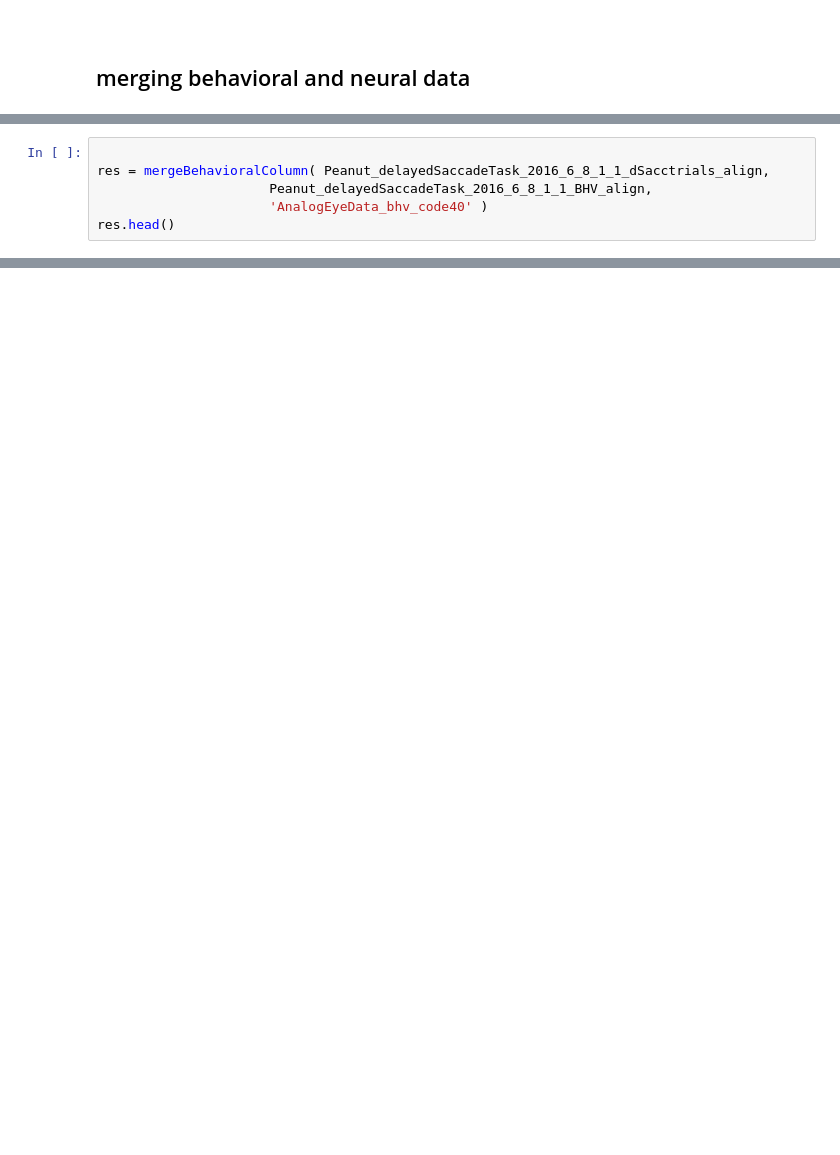
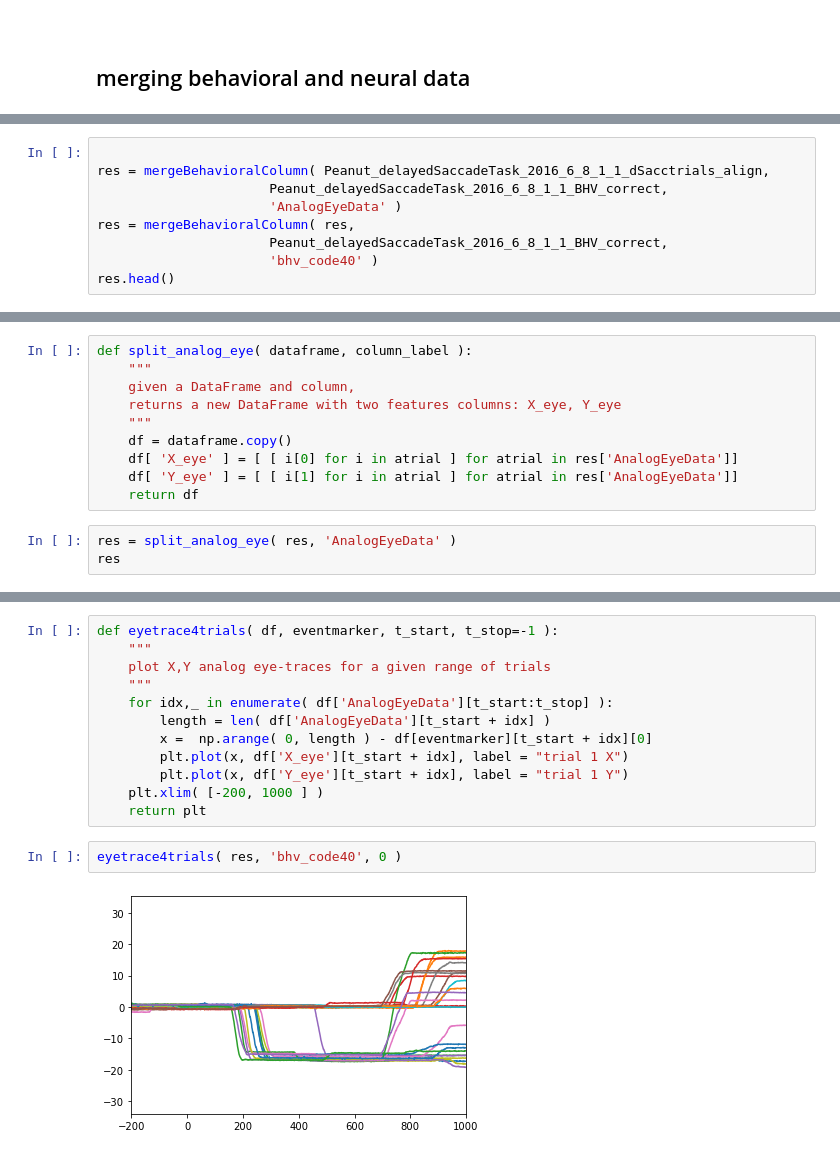
Before and after one commit to SmilodonCub/linArray, a Jupyter notebook: linArray_notebook.ipynb, the cells around one changed output, grey strips where cells are left out. Cells and saved outputs as stored; diff of their text form; blank space fills up the shorter version.

```diff
--- a/linArray_notebook.ipynb
+++ b/linArray_notebook.ipynb
@@ -807,7 +799,10 @@ def mergeBehavioralColumn( neural_df, bhv_df, bhv_target_column ):
 # %%
 
 res = mergeBehavioralColumn( Peanut_delayedSaccadeTask_2016_6_8_1_1_dSacctrials_align,
-                      Peanut_delayedSaccadeTask_2016_6_8_1_1_BHV_align,
-                      'AnalogEyeData_bhv_code40' )
+                      Peanut_delayedSaccadeTask_2016_6_8_1_1_BHV_correct,
+                      'AnalogEyeData' )
+res = mergeBehavioralColumn( res,
+                      Peanut_delayedSaccadeTask_2016_6_8_1_1_BHV_correct,
+                      'bhv_code40' )
 res.head()
 # %% [output]
@@ -831,0 +816,13 @@ plt.show()
+# %%
+def split_analog_eye( dataframe, column_label ):
+    """
+    given a DataFrame and column,
+    returns a new DataFrame with two features columns: X_eye, Y_eye
+    """
+    df = dataframe.copy()
+    df[ 'X_eye' ] = [ [ i[0] for i in atrial ] for atrial in res['AnalogEyeData']]
+    df[ 'Y_eye' ] = [ [ i[1] for i in atrial ] for atrial in res['AnalogEyeData']]
+    return df
+# %%
+res = split_analog_eye( res, 'AnalogEyeData' )
+res
@@ -831,0 +846,16 @@ plt.show()
+# %%
+def eyetrace4trials( df, eventmarker, t_start, t_stop=-1 ):
+    """
+    plot X,Y analog eye-traces for a given range of trials
+    """
+    for idx,_ in enumerate( df['AnalogEyeData'][t_start:t_stop] ):
+        length = len( df['AnalogEyeData'][t_start + idx] )
+        x =  np.arange( 0, length ) - df[eventmarker][t_start + idx][0]
+        plt.plot(x, df['X_eye'][t_start + idx], label = "trial 1 X")
+        plt.plot(x, df['Y_eye'][t_start + idx], label = "trial 1 Y")
+    plt.xlim( [-200, 1000 ] )
+    return plt
+# %%
+eyetrace4trials( res, 'bhv_code40', 0 )
+# %% [output]
+[figure, added]
```
Also changed, not shown: parts of 12 cells of this notebook.
